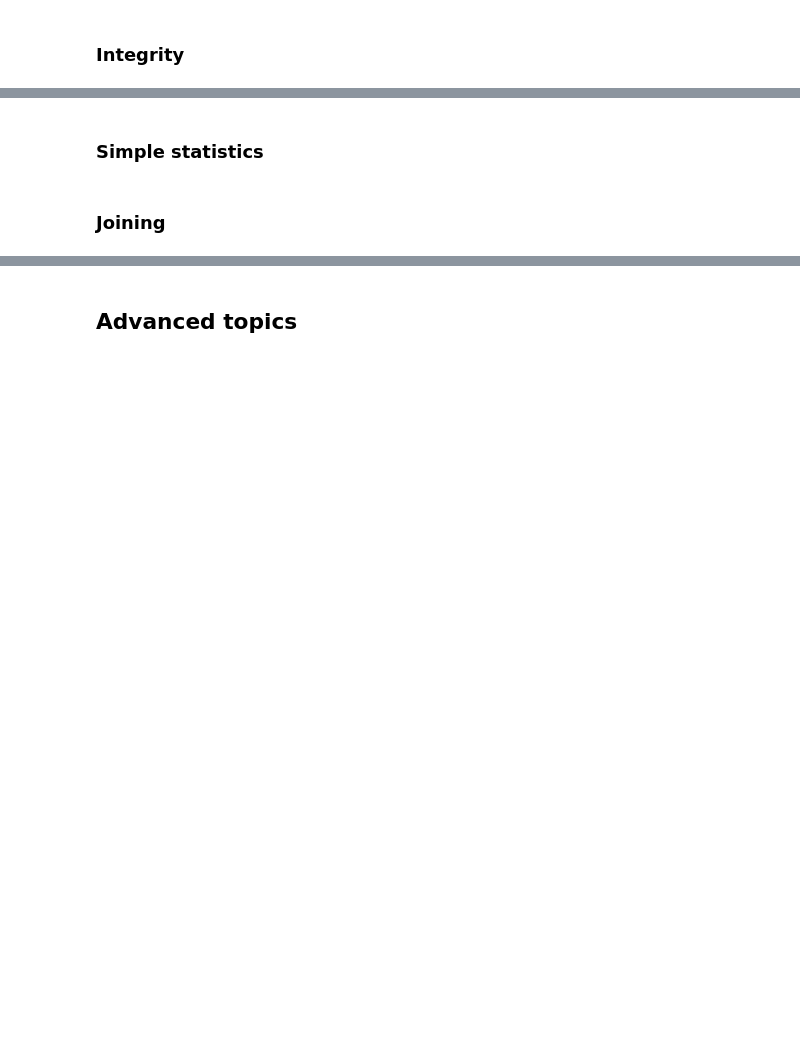
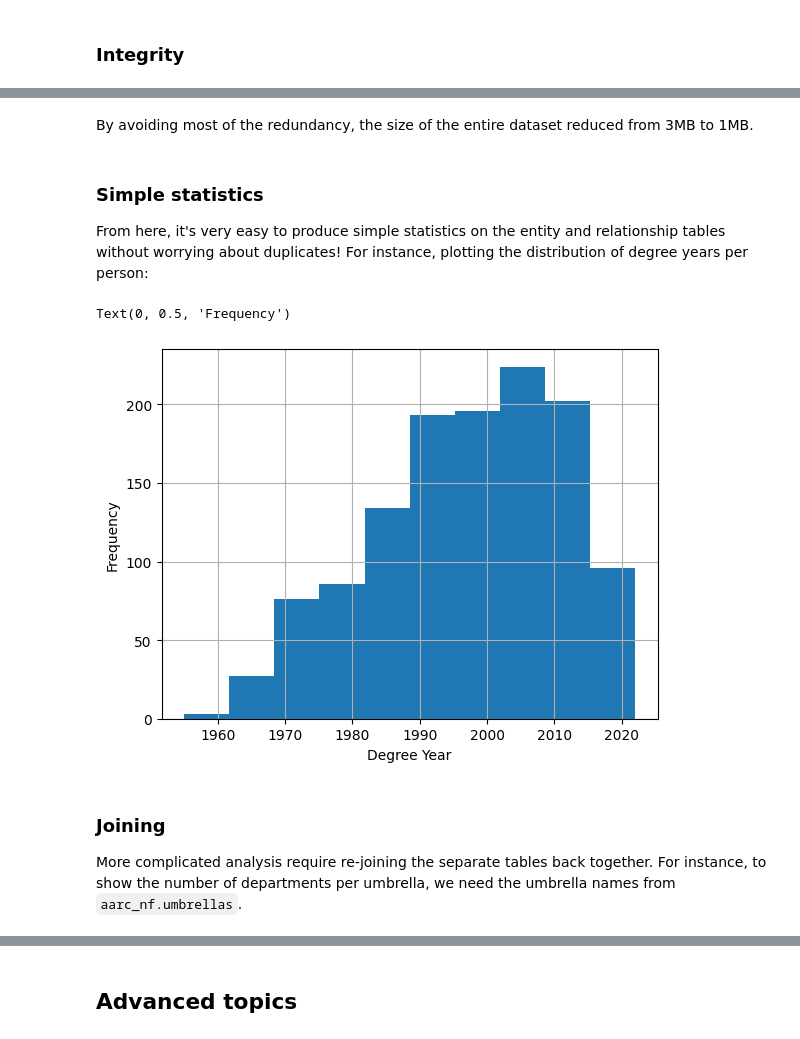
Before and after one commit to mannbach/data_norm_mini_class, a Jupyter notebook: notebooks/data_norm_class.ipynb, the cells around one changed output, grey strips where cells are left out. Drawn from its saved outputs; the diff is of its cells as text; code cells hidden in the pictures; blank space fills up the shorter version.

```diff
--- a/notebooks/data_norm_class.ipynb
+++ b/notebooks/data_norm_class.ipynb
@@ -20,0 +32,3 @@ FILE_DATA_RAW = os.path.join("..", FILE_DATA_RAW)
+# %%
+aarc_sample_raw = read_raw_aarc_data(FILE_DATA_RAW)
+aarc_sample_raw.head()
@@ -44,0 +244,2 @@ FILE_DATA_RAW = os.path.join("..", FILE_DATA_RAW)
+# %%
+aarc_nf = normalize_data(aarc_sample_raw)
@@ -45,4 +298,17 @@ FILE_DATA_RAW = os.path.join("..", FILE_DATA_RAW)
+# %% [markdown]
+By avoiding most of the redundancy, the size of the entire dataset reduced from 3MB to 1MB.
 # %% [markdown]
 ### Simple statistics
+From here, it's very easy to produce simple statistics on the entity and relationship tables without worrying about duplicates!
+For instance, plotting the distribution of degree years per person:
+# %%
+aarc_nf.persons["DegreeYear"].hist()
+plt.xlabel("Degree Year")
+plt.ylabel("Frequency")
+# %% [output]
+Text(0, 0.5, 'Frequency')
+[figure, added]
 # %% [markdown]
 ### Joining
+More complicated analysis require re-joining the separate tables back together.
+For instance, to show the number of departments per umbrella, we need the umbrella names from `aarc_nf.umbrellas`.
```
Also changed, not shown: parts of 58 cells of this notebook.
